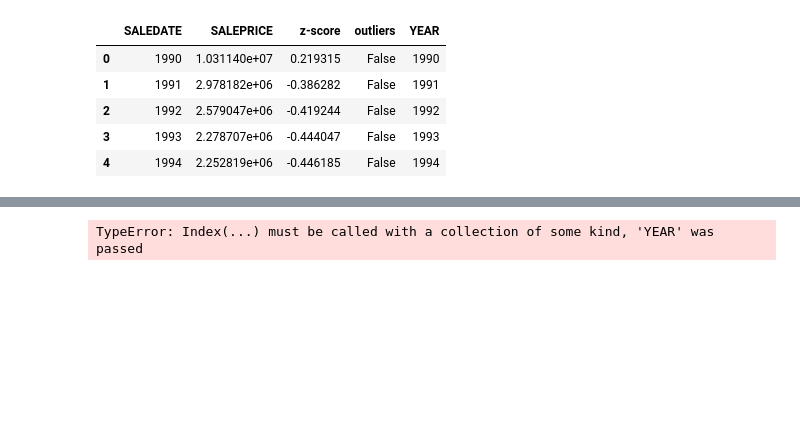
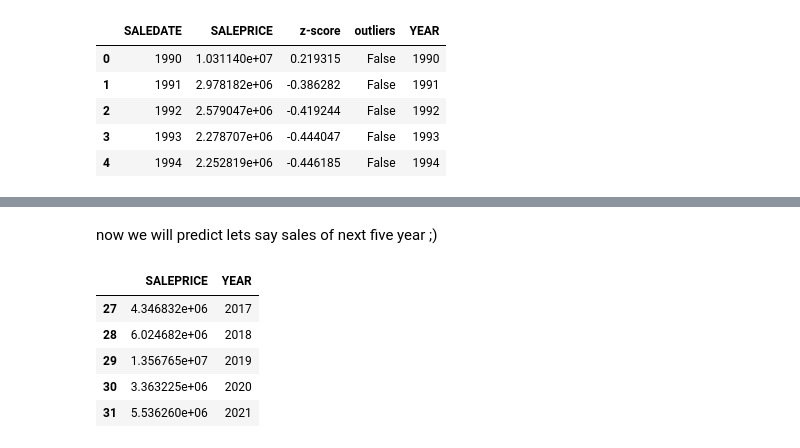
Before and after one commit to sakshi752/sales2, a Jupyter notebook: sales forecast 2.ipynb, the cells around one changed output, grey strips where cells are left out. Cells and saved outputs as stored; diff of their text form; code cells hidden in the pictures; blank space fills up the shorter version.

```diff
--- a/sales forecast 2.ipynb
+++ b/sales forecast 2.ipynb
@@ -241,3 +256,5 @@ plt.bar(df_final['YEAR'],df_final['SALEPRICE'])
+# %% [markdown]
+now we will predict lets say sales of next five year ;)
 # %%
 # i am using holt winters exponential model  and as the analysis is year wise seasonal period val is 12
 model=ExponentialSmoothing(endog= df_final['SALEPRICE'],trend="add",seasonal="add",seasonal_periods=12)
@@ -246,9 +263,13 @@ fit_model=model.fit()
 predictions = fit_model.forecast(steps=5)
 predictions=predictions.to_frame()
 # %%
-
 predictions['YEAR']=[2017,2018,2019,2020,2021]
-predictions.head()
-predictions=predictions.set_index('YEAR')
+predictions=predictions.rename(columns={0:'SALEPRICE'})
+predictions
 # %% [output]
-TypeError: Index(...) must be called with a collection of some kind, 'YEAR' was passed
+|  | SALEPRICE | YEAR |
+| 27 | 4.346832e+06 | 2017 |
+| 28 | 6.024682e+06 | 2018 |
+| 29 | 1.356765e+07 | 2019 |
+| 30 | 3.363225e+06 | 2020 |
+| 31 | 5.536260e+06 | 2021 |
```
Also changed, not shown: parts of 11 cells of this notebook.
